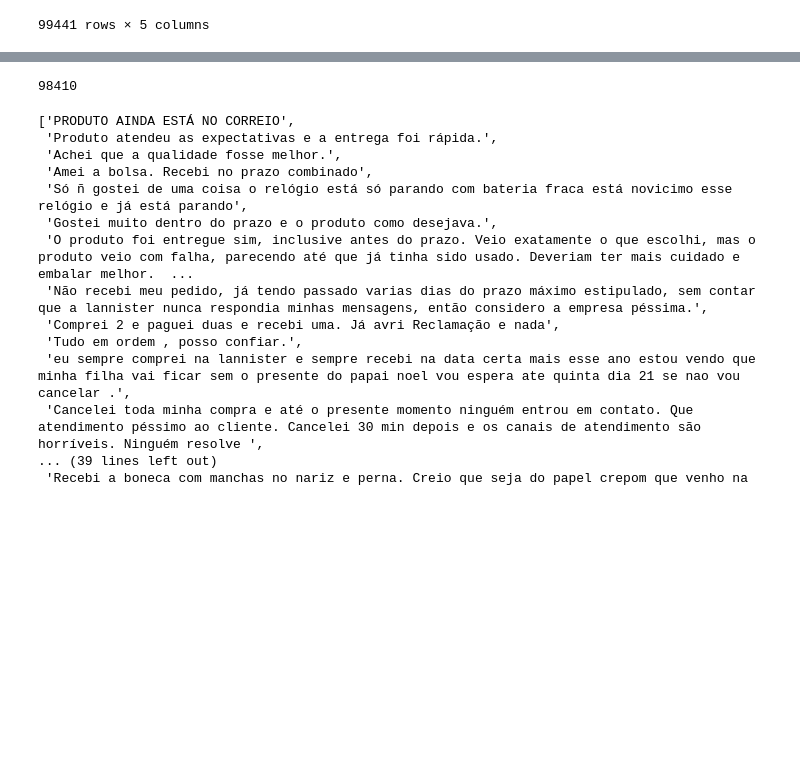
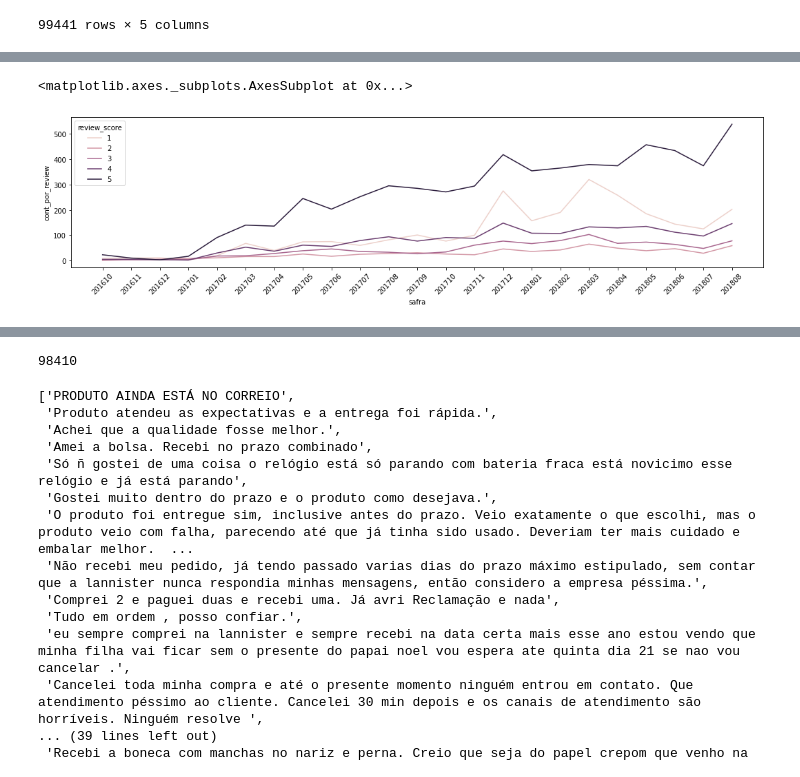
Before and after one commit to guitsuo/NLPStudies, a Jupyter notebook: word_embeddings/TreinandoNLPCasoReal.ipynb, the cells around one changed output, grey strips where cells are left out. Cells and saved outputs as stored; diff of their text form; code cells hidden in the pictures; blank space fills up the shorter version.

```diff
--- a/word_embeddings/TreinandoNLPCasoReal.ipynb
+++ b/word_embeddings/TreinandoNLPCasoReal.ipynb
@@ -62,0 +291,16 @@ Skipping line 21518: unexpected end of data
+# %%
+
+plt.figure(figsize = (18,4))
+
+review_scores_por_periodo = df_review.groupby([df_review.review_creation_date.dt.year.rename('ano') ,
+                   df_review.review_creation_date.dt.month.rename('mes'),
+                   df_review['review_score']]).agg({'review_score': 'count'}).rename(columns = {'review_score': 'cont_por_review'}).reset_index()
+
+review_scores_por_periodo['safra'] = review_scores_por_periodo['ano'].astype(str) + review_scores_por_periodo['mes'].apply(lambda x: str(x).zfill(2))
+
+plt.xticks(rotation = 45)
+plt.title("")
+sns.lineplot(data = review_scores_por_periodo, x = 'safra', y = 'cont_por_review', hue = 'review_score')
+# %% [output]
+<matplotlib.axes._subplots.AxesSubplot at 0x...>
+[figure, added]
```
Also changed, not shown: parts of 37 cells of this notebook.
